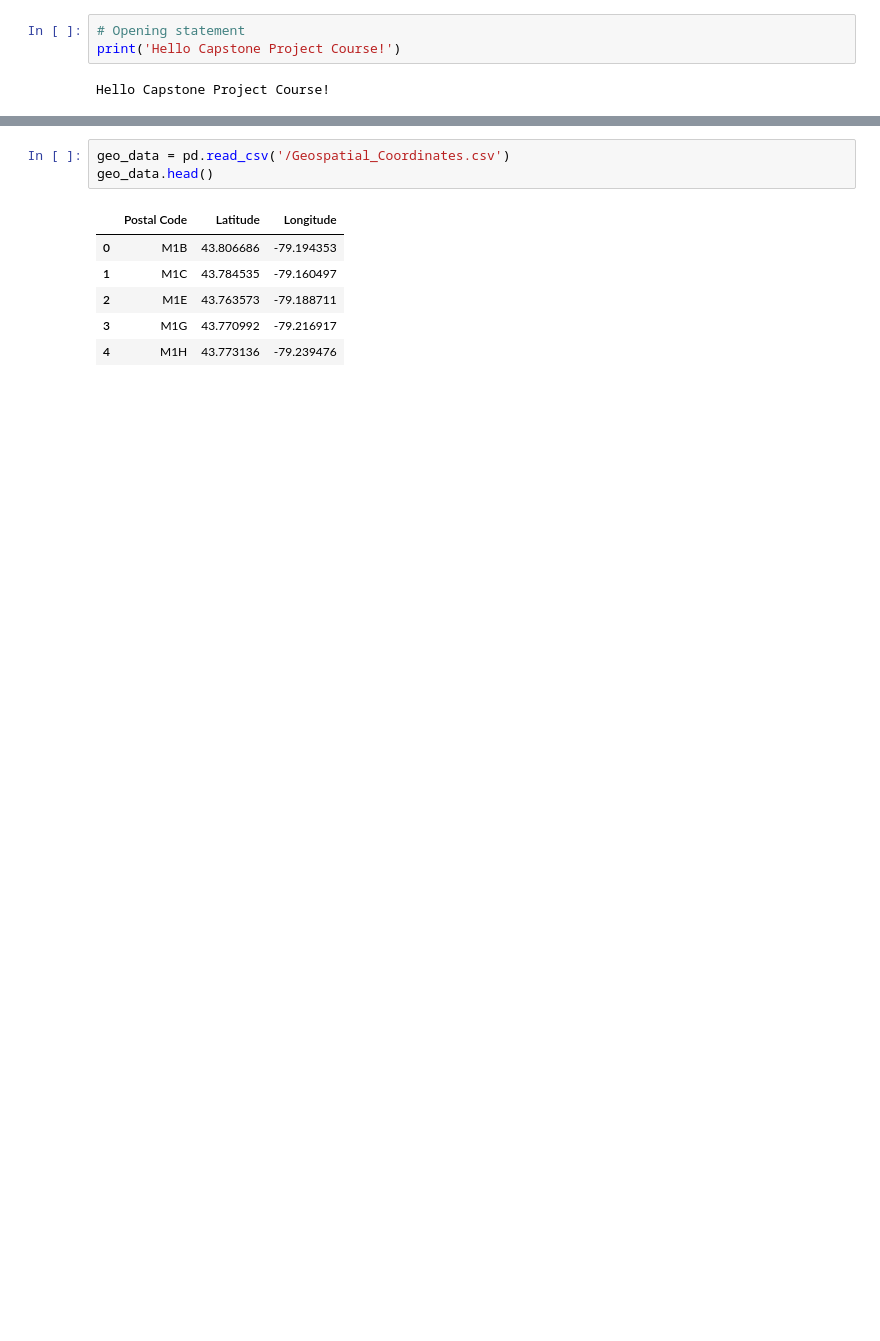
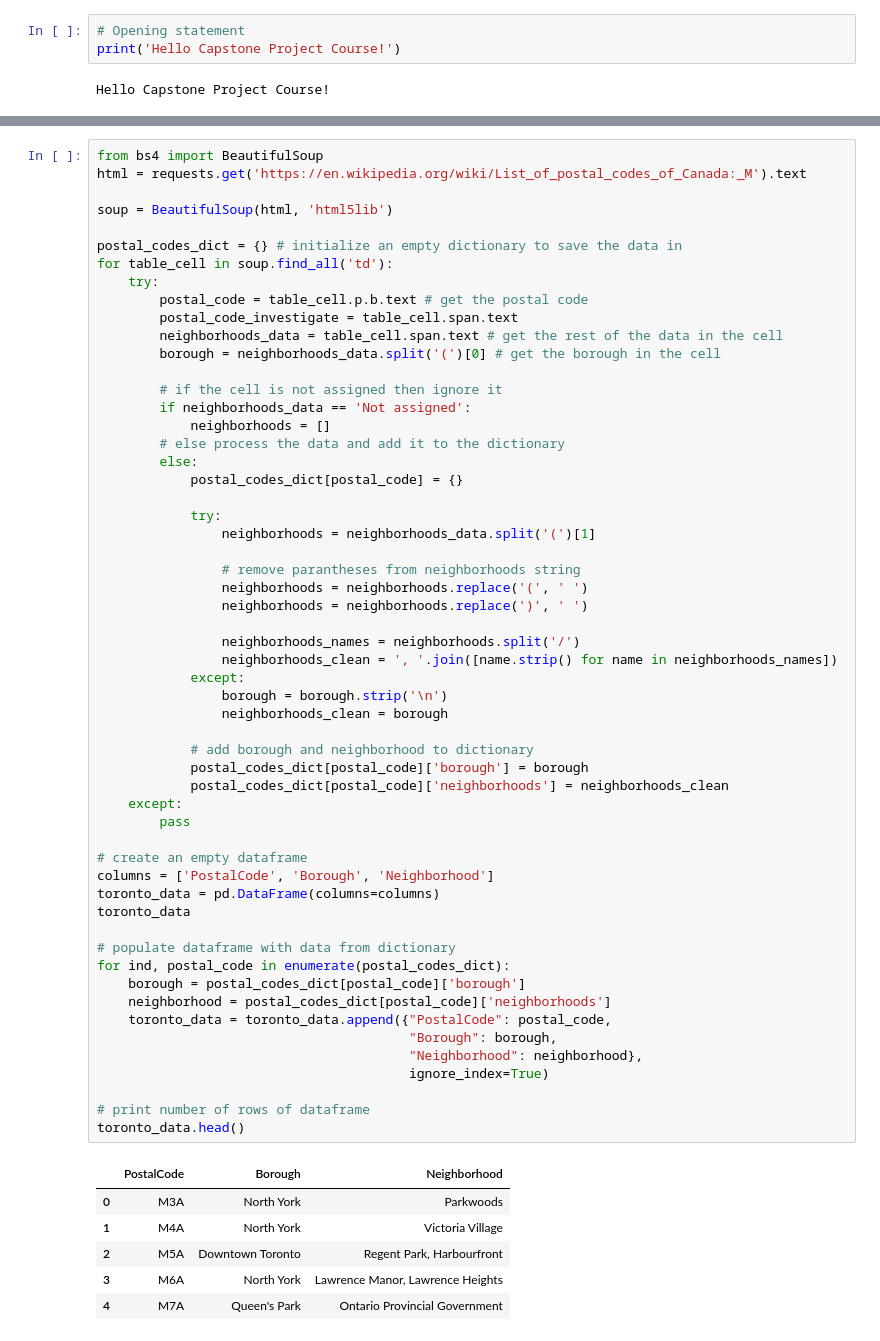
Before and after one commit to Badhippie/ABreathofFreshAir, a Jupyter notebook: Data_Science_Capstone.ipynb, the cells around one changed output, grey strips where cells are left out. Cells and saved outputs as stored; diff of their text form; blank space fills up the shorter version.

```diff
--- a/Data_Science_Capstone.ipynb
+++ b/Data_Science_Capstone.ipynb
@@ -17,10 +32,63 @@ Hello Capstone Project Course!
-# %%
-geo_data = pd.read_csv('/Geospatial_Coordinates.csv')
-geo_data.head()
-# %% [output]
-|  | Postal Code | Latitude | Longitude |
-| 0 | M1B | 43.806686 | -79.194353 |
-| 1 | M1C | 43.784535 | -79.160497 |
-| 2 | M1E | 43.763573 | -79.188711 |
-| 3 | M1G | 43.770992 | -79.216917 |
-| 4 | M1H | 43.773136 | -79.239476 |
+# %%
+from bs4 import BeautifulSoup
+html = requests.get('https://en.wikipedia.org/wiki/List_of_postal_codes_of_Canada:_M').text
+
+soup = BeautifulSoup(html, 'html5lib')
+
+postal_codes_dict = {} # initialize an empty dictionary to save the data in
+for table_cell in soup.find_all('td'):
+    try:
+        postal_code = table_cell.p.b.text # get the postal code
+        postal_code_investigate = table_cell.span.text
+        neighborhoods_data = table_cell.span.text # get the rest of the data in the cell
+        borough = neighborhoods_data.split('(')[0] # get the borough in the cell
+
+        # if the cell is not assigned then ignore it
+        if neighborhoods_data == 'Not assigned':
+            neighborhoods = []
+        # else process the data and add it to the dictionary
+        else:
+            postal_codes_dict[postal_code] = {}
+
+            try:
+                neighborhoods = neighborhoods_data.split('(')[1]
+
+                # remove parantheses from neighborhoods string
+                neighborhoods = neighborhoods.replace('(', ' ')
+                neighborhoods = neighborhoods.replace(')', ' ')
+
+                neighborhoods_names = neighborhoods.split('/')
+                neighborhoods_clean = ', '.join([name.strip() for name in neighborhoods_names])
+            except:
+                borough = borough.strip('\n')
+                neighborhoods_clean = borough
+
+            # add borough and neighborhood to dictionary
+            postal_codes_dict[postal_code]['borough'] = borough
+            postal_codes_dict[postal_code]['neighborhoods'] = neighborhoods_clean
+    except:
+        pass
+
+# create an empty dataframe
+columns = ['PostalCode', 'Borough', 'Neighborhood']
+toronto_data = pd.DataFrame(columns=columns)
+toronto_data
+
+# populate dataframe with data from dictionary
+for ind, postal_code in enumerate(postal_codes_dict):
+    borough = postal_codes_dict[postal_code]['borough']
+    neighborhood = postal_codes_dict[postal_code]['neighborhoods']
+    toronto_data = toronto_data.append({"PostalCode": postal_code,
+                                        "Borough": borough,
+                                        "Neighborhood": neighborhood},
+                                        ignore_index=True)
+
+# print number of rows of dataframe
+toronto_data.head()
+# %% [output]
+|  | PostalCode | Borough | Neighborhood |
+| 0 | M3A | North York | Parkwoods |
+| 1 | M4A | North York | Victoria Village |
+| 2 | M5A | Downtown Toronto | Regent Park, Harbourfront |
+| 3 | M6A | North York | Lawrence Manor, Lawrence Heights |
+| 4 | M7A | Queen's Park | Ontario Provincial Government |
```
Also changed, not shown: parts of 8 cells of this notebook.
